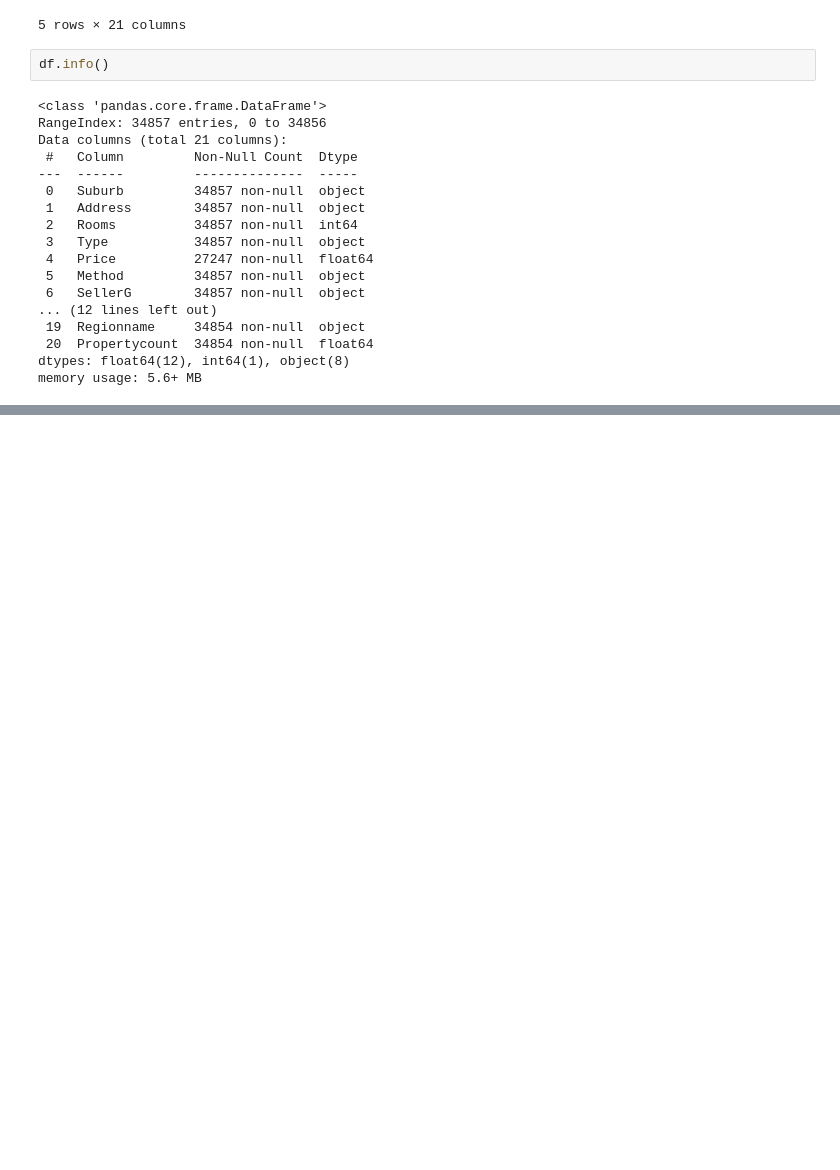
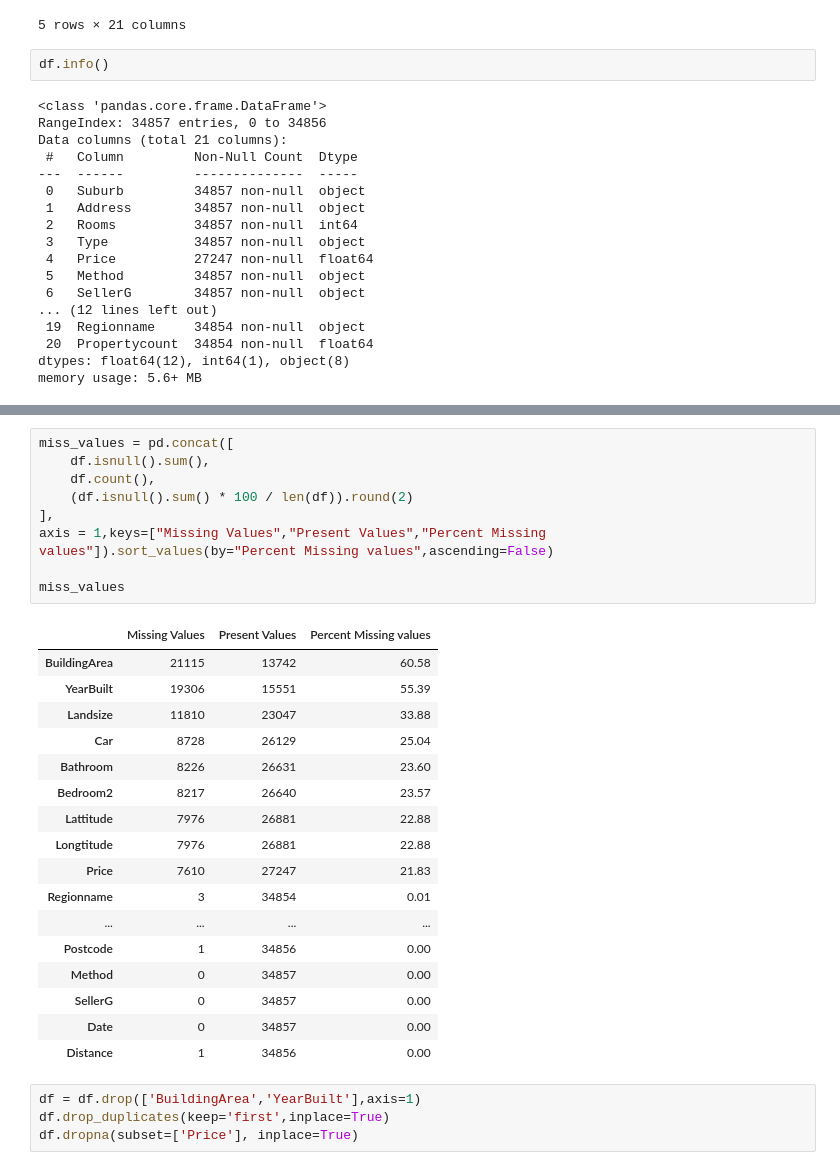
Before and after one commit to Denos-PB/Melbourne-Housing-Market, a Jupyter notebook: Melbourne_housing.ipynb, the cells around one changed output, grey strips where cells are left out. Drawn from its saved outputs; the diff is of its cells as text; blank space fills up the shorter version.

```diff
--- a/Melbourne_housing.ipynb
+++ b/Melbourne_housing.ipynb
@@ -42,0 +57,31 @@ memory usage: 5.6+ MB
+# %%
+miss_values = pd.concat([
+    df.isnull().sum(),
+    df.count(),
+    (df.isnull().sum() * 100 / len(df)).round(2)
+],
+axis = 1,keys=["Missing Values","Present Values","Percent Missing values"]).sort_values(by="Percent Missing values",ascending=False)
+
+miss_values
+# %% [output]
+|  | Missing Values | Present Values | Percent Missing values |
+| BuildingArea | 21115 | 13742 | 60.58 |
+| YearBuilt | 19306 | 15551 | 55.39 |
+| Landsize | 11810 | 23047 | 33.88 |
+| Car | 8728 | 26129 | 25.04 |
+| Bathroom | 8226 | 26631 | 23.60 |
+| Bedroom2 | 8217 | 26640 | 23.57 |
+| Lattitude | 7976 | 26881 | 22.88 |
+| Longtitude | 7976 | 26881 | 22.88 |
+| Price | 7610 | 27247 | 21.83 |
+| Regionname | 3 | 34854 | 0.01 |
+| ... | ... | ... | ... |
+| Postcode | 1 | 34856 | 0.00 |
+| Method | 0 | 34857 | 0.00 |
+| SellerG | 0 | 34857 | 0.00 |
+| Date | 0 | 34857 | 0.00 |
+| Distance | 1 | 34856 | 0.00 |
+# %%
+df = df.drop(['BuildingArea','YearBuilt'],axis=1)
+df.drop_duplicates(keep='first',inplace=True)
+df.dropna(subset=['Price'], inplace=True)
```
Also changed, not shown: parts of 9 cells of this notebook.
